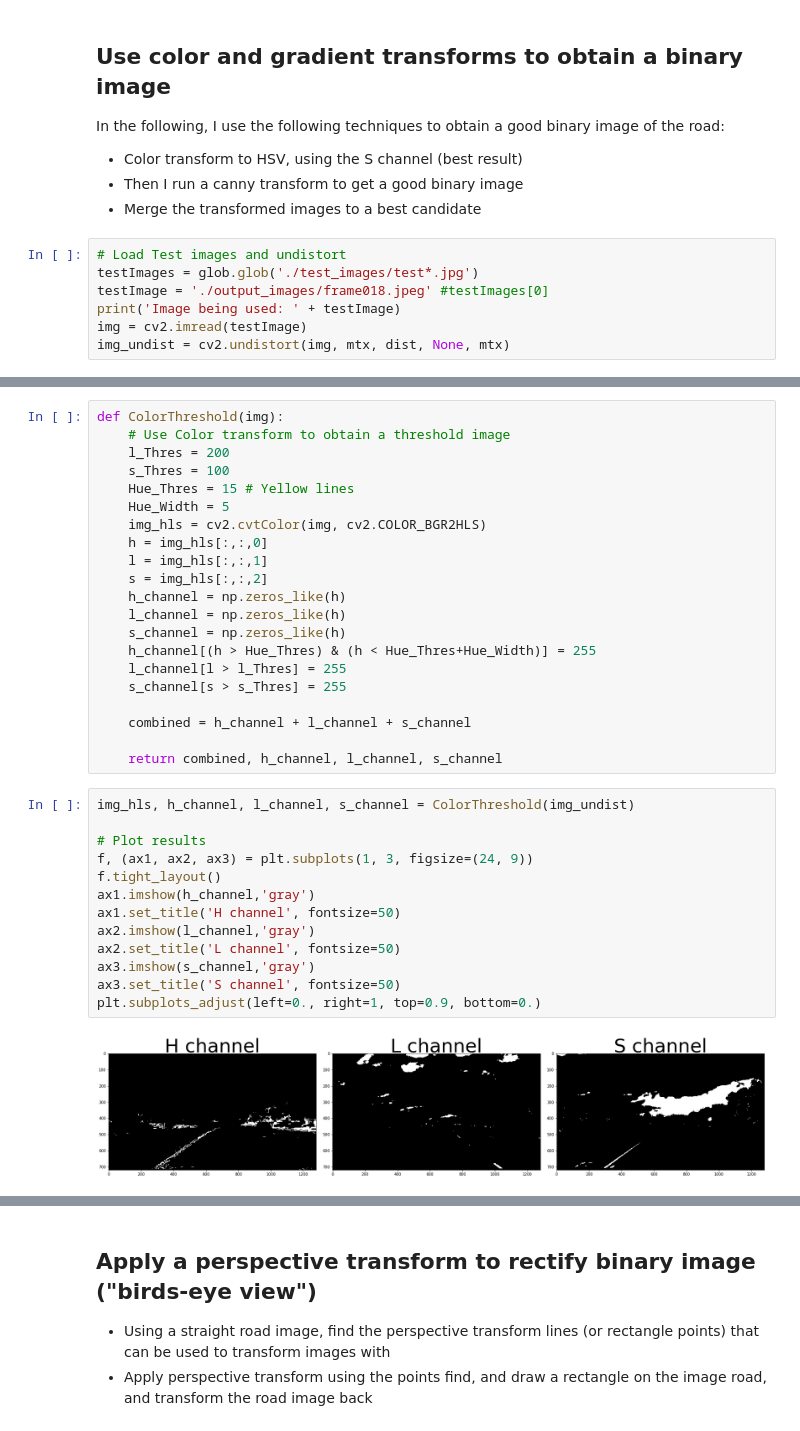
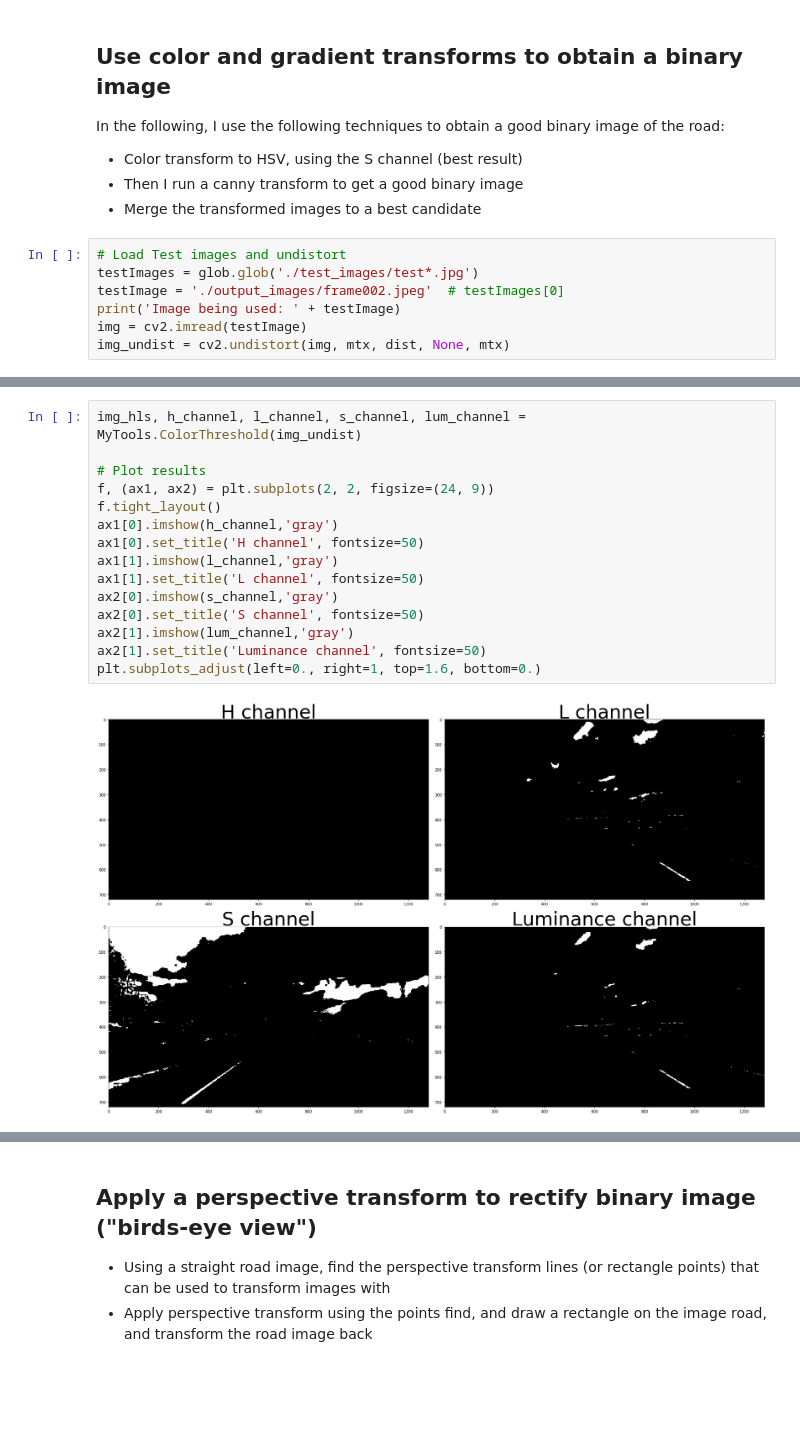
Before and after one commit to SorenRusbjerg/Advanced-Lane-Finding, a Jupyter notebook: Advanced-Lane-Finding.ipynb, the cells around one changed output, grey strips where cells are left out. Saved outputs shown, nothing was run; the diff lists cells and outputs as text; blank space fills up the shorter version.

```diff
--- a/Advanced-Lane-Finding.ipynb
+++ b/Advanced-Lane-Finding.ipynb
@@ -99,7 +99,7 @@ In the following, I use the following techniques to obtain a good binary image o
 # %%
 # Load Test images and undistort
 testImages = glob.glob('./test_images/test*.jpg')
-testImage = './output_images/frame018.jpeg' #testImages[0]
+testImage = './output_images/frame002.jpeg'  # testImages[0]
 print('Image being used: ' + testImage)
 img = cv2.imread(testImage)
 img_undist = cv2.undistort(img, mtx, dist, None, mtx)
@@ -131,36 +120,17 @@ plt.subplots_adjust(left=0., right=1, top=0.9, bottom=0.)
-# %%
-def ColorThreshold(img):
-    # Use Color transform to obtain a threshold image
-    l_Thres = 200
-    s_Thres = 100
-    Hue_Thres = 15 # Yellow lines
-    Hue_Width = 5
-    img_hls = cv2.cvtColor(img, cv2.COLOR_BGR2HLS)
-    h = img_hls[:,:,0]
-    l = img_hls[:,:,1]
-    s = img_hls[:,:,2]
-    h_channel = np.zeros_like(h)
-    l_channel = np.zeros_like(h)
-    s_channel = np.zeros_like(h)
-    h_channel[(h > Hue_Thres) & (h < Hue_Thres+Hue_Width)] = 255
-    l_channel[l > l_Thres] = 255
-    s_channel[s > s_Thres] = 255
-
-    combined = h_channel + l_channel + s_channel
-
-    return combined, h_channel, l_channel, s_channel
 # %%
-img_hls, h_channel, l_channel, s_channel = ColorThreshold(img_undist)
+img_hls, h_channel, l_channel, s_channel, lum_channel = MyTools.ColorThreshold(img_undist)
 
 # Plot results
-f, (ax1, ax2, ax3) = plt.subplots(1, 3, figsize=(24, 9))
+f, (ax1, ax2) = plt.subplots(2, 2, figsize=(24, 9))
 f.tight_layout()
-ax1.imshow(h_channel,'gray')
-ax1.set_title('H channel', fontsize=50)
-ax2.imshow(l_channel,'gray')
-ax2.set_title('L channel', fontsize=50)
-ax3.imshow(s_channel,'gray')
-ax3.set_title('S channel', fontsize=50)
-plt.subplots_adjust(left=0., right=1, top=0.9, bottom=0.)
+ax1[0].imshow(h_channel,'gray')
+ax1[0].set_title('H channel', fontsize=50)
+ax1[1].imshow(l_channel,'gray')
+ax1[1].set_title('L channel', fontsize=50)
+ax2[0].imshow(s_channel,'gray')
+ax2[0].set_title('S channel', fontsize=50)
+ax2[1].imshow(lum_channel,'gray')
+ax2[1].set_title('Luminance channel', fontsize=50)
+plt.subplots_adjust(left=0., right=1, top=1.6, bottom=0.)
 # %% [output]
-[figure, old version]
+[figure, new version]
```
Also changed, not shown: parts of 23 cells of this notebook, 2 other files.
